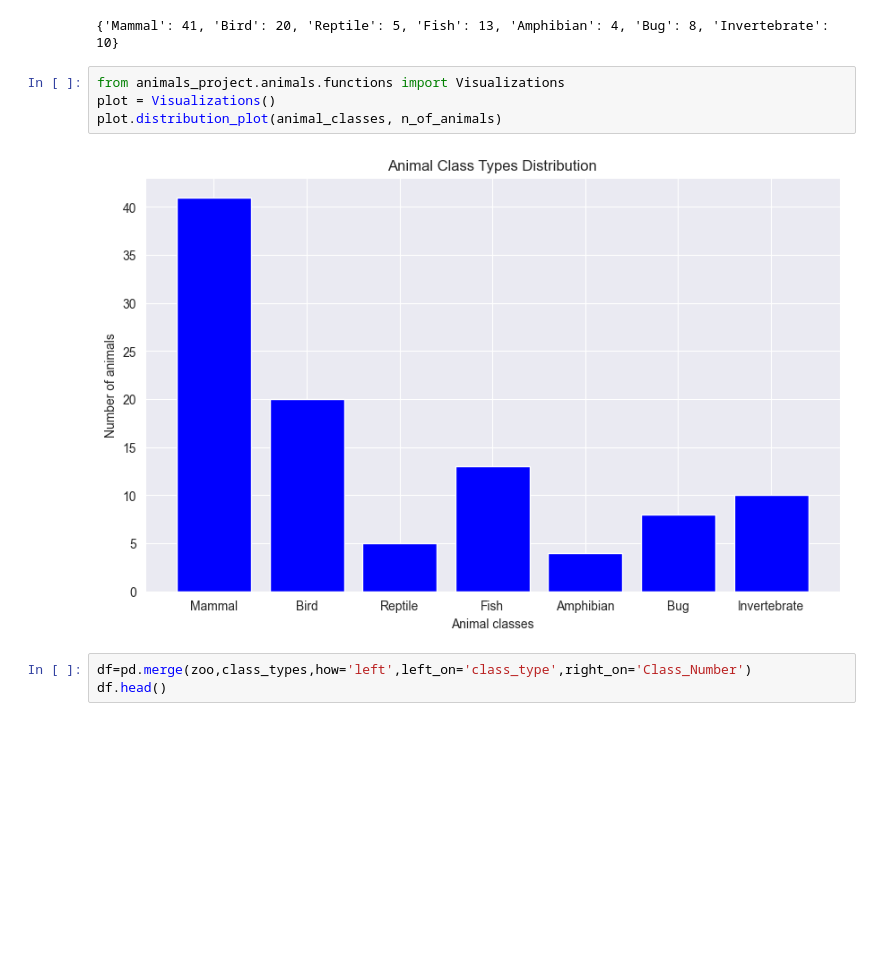
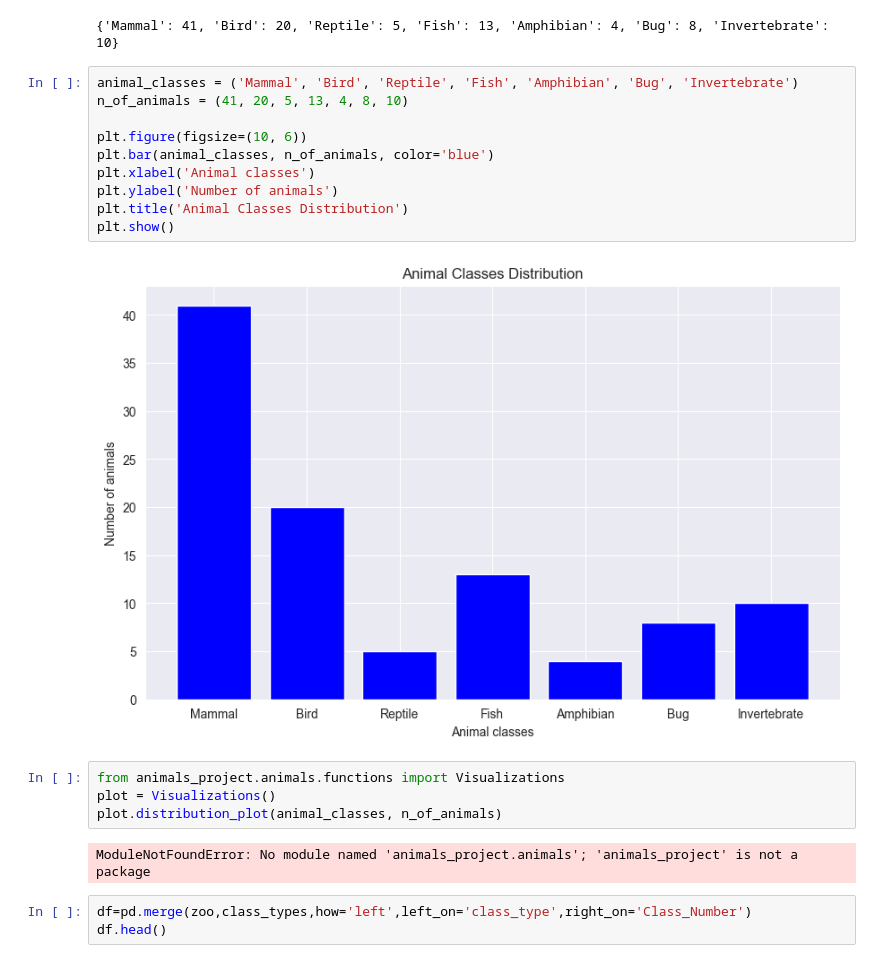
Before and after one commit to sergiopicascia/dscoding-projects, a Jupyter notebook: ikram.naser/animals_project/animals/project.ipynb, the cells around one changed output. Drawn from its saved outputs; the diff is of its cells as text; blank space fills up the shorter version.

```diff
--- a/ikram.naser/animals_project/animals/project.ipynb
+++ b/ikram.naser/animals_project/animals/project.ipynb
@@ -48,12 +32,24 @@ animals_distribution = dict(zip(animal_classes, n_of_animals))
 print(animals_distribution)
 # %% [output]
 {'Mammal': 41, 'Bird': 20, 'Reptile': 5, 'Fish': 13, 'Amphibian': 4, 'Bug': 8, 'Invertebrate': 10}
+# %%
+animal_classes = ('Mammal', 'Bird', 'Reptile', 'Fish', 'Amphibian', 'Bug', 'Invertebrate')
+n_of_animals = (41, 20, 5, 13, 4, 8, 10)
+
+plt.figure(figsize=(10, 6))
+plt.bar(animal_classes, n_of_animals, color='blue')
+plt.xlabel('Animal classes')
+plt.ylabel('Number of animals')
+plt.title('Animal Classes Distribution')
+plt.show()
+# %% [output]
+[figure, added]
 # %%
 from animals_project.animals.functions import Visualizations
 plot = Visualizations()
 plot.distribution_plot(animal_classes, n_of_animals)
 # %% [output]
-[figure, removed]
+ModuleNotFoundError: No module named 'animals_project.animals'; 'animals_project' is not a package
 # %%
 df=pd.merge(zoo,class_types,how='left',left_on='class_type',right_on='Class_Number')
 df.head()
```
Also changed, not shown: parts of 49 cells of this notebook.
